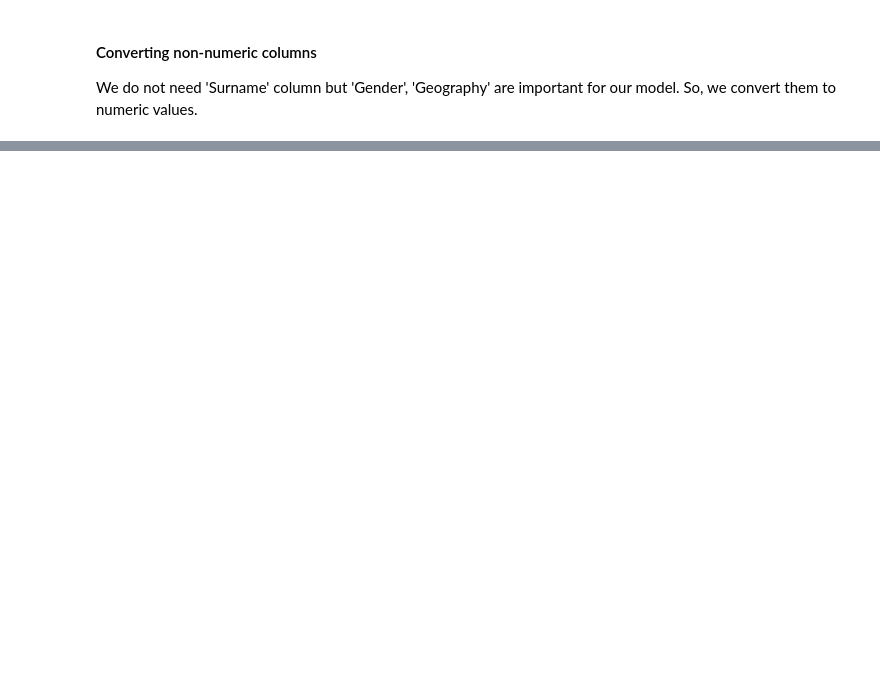
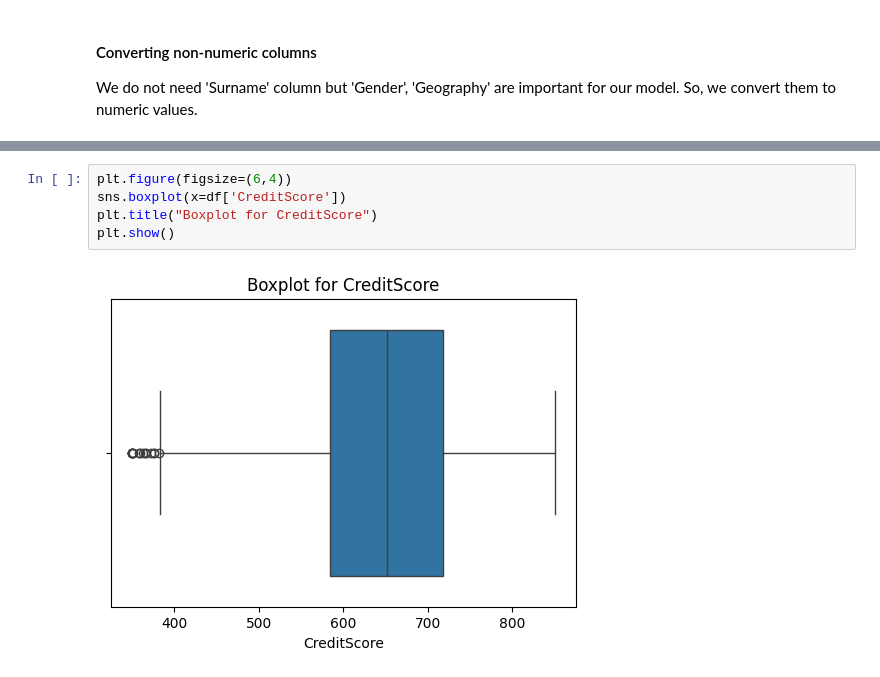
Before and after one commit to ghsaberr/customer-churn-prediction, a Jupyter notebook: customer-churn-prediction.ipynb, the cells around one changed output, grey strips where cells are left out. Drawn from its saved outputs; the diff is of its cells as text; blank space fills up the shorter version.

```diff
--- a/customer-churn-prediction.ipynb
+++ b/customer-churn-prediction.ipynb
@@ -321,0 +356,7 @@ print(df)
+# %%
+plt.figure(figsize=(6,4))
+sns.boxplot(x=df['CreditScore'])
+plt.title("Boxplot for CreditScore")
+plt.show()
+# %% [output]
+[figure, added]
```
Also changed, not shown: parts of 17 cells of this notebook.
